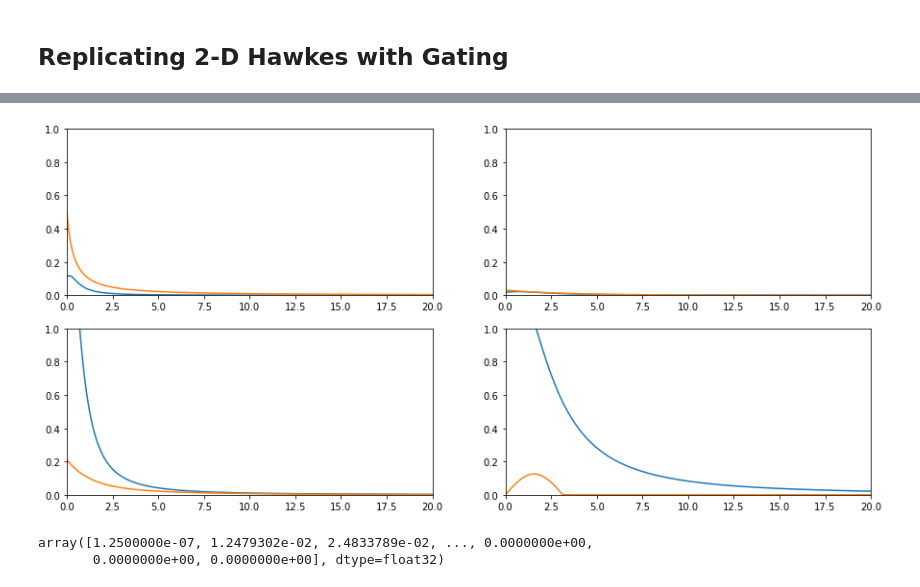
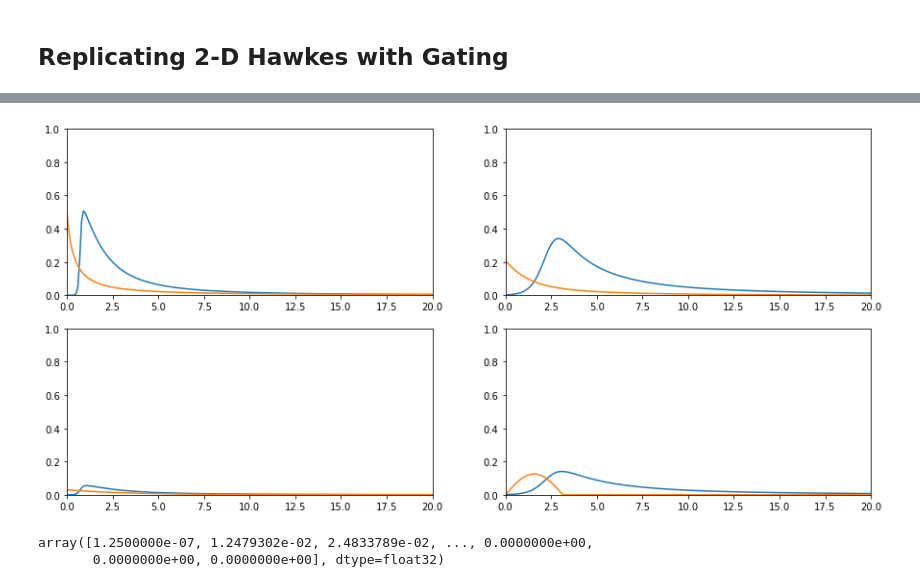
Before and after one commit to yamacisik/gated_kernel_tpp, a Jupyter notebook: kernel_fuctions_experiments.ipynb, the cells around one changed output, grey strips where cells are left out. Saved outputs shown, nothing was run; the diff lists cells and outputs as text; code cells hidden in the pictures.

```diff
--- a/kernel_fuctions_experiments.ipynb
+++ b/kernel_fuctions_experiments.ipynb
@@ -642,10 +680,13 @@ tensor([1.0000e-06, 1.0000e-01, 2.0000e-01,  ..., 1.9970e+02, 1.9980e+02,
 # %%
-def magic_kernel_2(x, sigma=1, lengthscale=1, l = 1.0,s=1.0):
-    d = x
+ def magic_kernel_2(x, sigma=1, lengthscale=5, l = 1.0,s=1.0):
+    d= x
     k1 = 1 + torch.tanh((d - l +1) / s)
-    k2 = torch.exp(-(d) / lengthscale)
+    alpha = 1
+    k2 =  (1 + (d ** 2) / (alpha * lengthscale ** 2)) ** (-alpha)
+    # k2 = torch.exp(-(d) / lengthscale)
+    scores = (sigma**2)*(k1)*(k2)
+    # self.scores = sigma*(alpha/le
 
-    return sigma*k1*k2
-
-
-t =torch.arange(0,200,0.1)+0.000001
+    return scores
+values = magic_kernel_2(t,sigma = 0.590733, lengthscale = 1.580386, s = 0.106591,l = 1.728479)
+plt.plot(t,values)
@@ -663,45 +696,46 @@ params.tail(6)
 # %%
 
 
-model_id  = '3ef1f645fa'
+model_id  = '02960f3e72'
 ls = params.loc[params.Model_ID ==model_id].values[0][1:5]
 sigmas = params.loc[params.Model_ID ==model_id].values[0][5:9]
 lengtscales = params.loc[params.Model_ID ==model_id].values[0][9:13]
 ss = params.loc[params.Model_ID ==model_id].values[0][13:17]
 
 def magic_kernel_2(x, sigma=1, lengthscale=5, l = 1.0,s=1.0):
-    d = x
-    k1 = 1 + torch.tanh((d - l + 2) / s)
+    d= x
+    k1 = 1 + torch.tanh((d - l +1) / s)
     alpha = 1
     k2 =  (1 + (d ** 2) / (alpha * lengthscale ** 2)) ** (-alpha)
+    # k2 = torch.exp(-(d) / lengthscale)
+    scores = (sigma**2)*(k1)*(k2)
+    # self.scores = sigma*(alpha/le
 
-#     k2 = torch.exp(-(d) / lengthscale)
-
-    return sigma*k1*k2
+    return scores
 
 
 t =torch.arange(0,200,0.1)+0.000001
 
 
 fig, axes = plt.subplots(2, 2,figsize=(15,7))
 axes = axes.flatten()
 for i in range(len(axes)):
 
     values = magic_kernel_2(t,sigma = sigmas[i], lengthscale = lengtscales[i], s = ss[i],l = ls[i])
 #     values = (values - values.min())/(values.max()-values.min())
     real_values = triggering_kernel(t,i)
 #     real_values = (real_values - real_values.min())/(real_values.max()-real_values.min())
 
     axes[i].plot(t,values)
     axes[i].plot(t,real_values)
     axes[i].set_xlim(0, 20)
     axes[i].set_ylim(0, 1)
 # axes[0].set_xlim(0, 10)
 # axes[1].set_ylim(0, 0.2)
 # axes[2].set_xlim(0, 10)
 # axes[3].set_ylim(0, 0.3)
 # %% [output]
-[figure, old version]
+[figure, new version]
 # %%
 real_values
 # %% [output]
```
Also changed, not shown: parts of 4 cells of this notebook, 2 other files.
